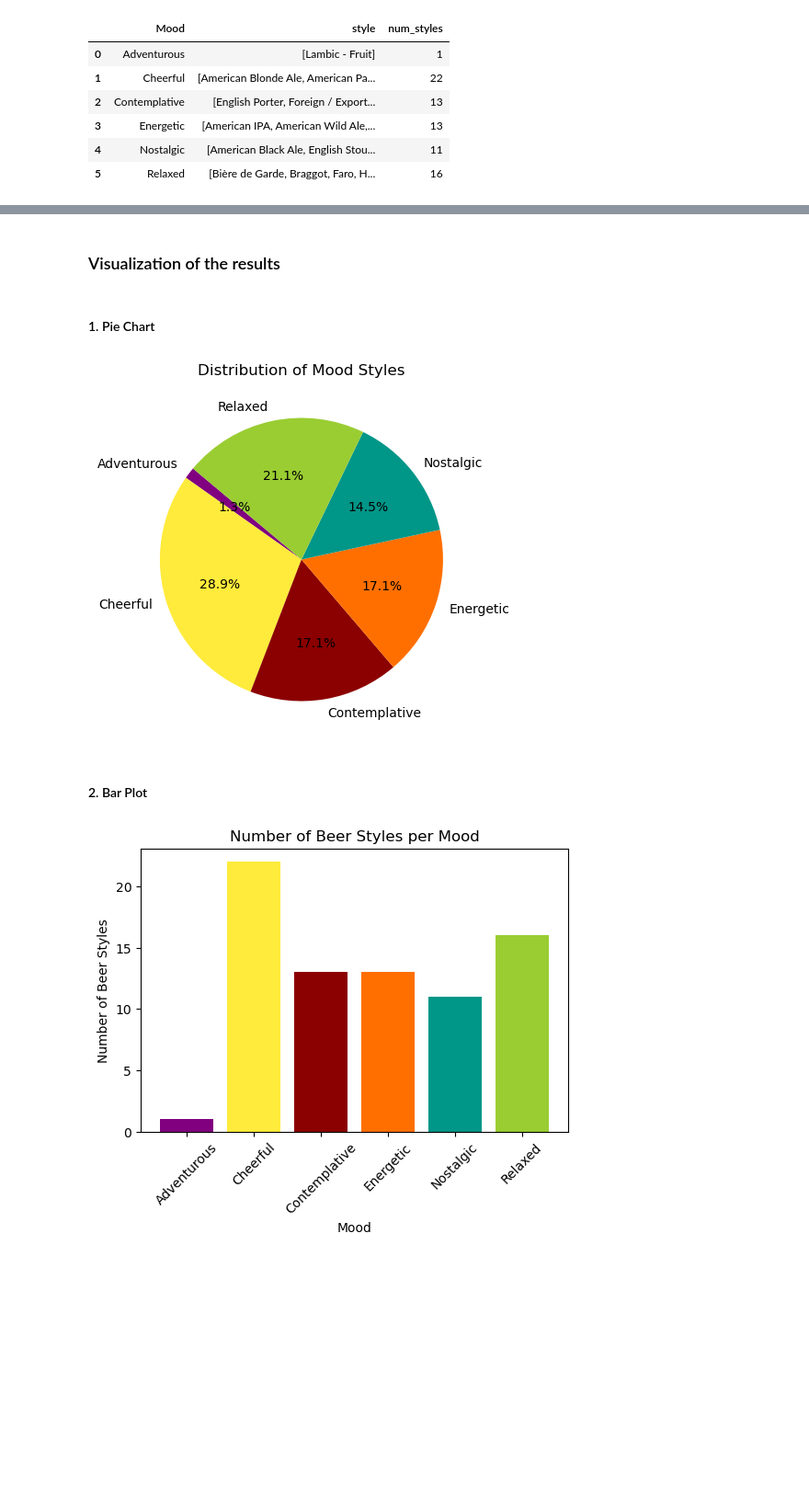
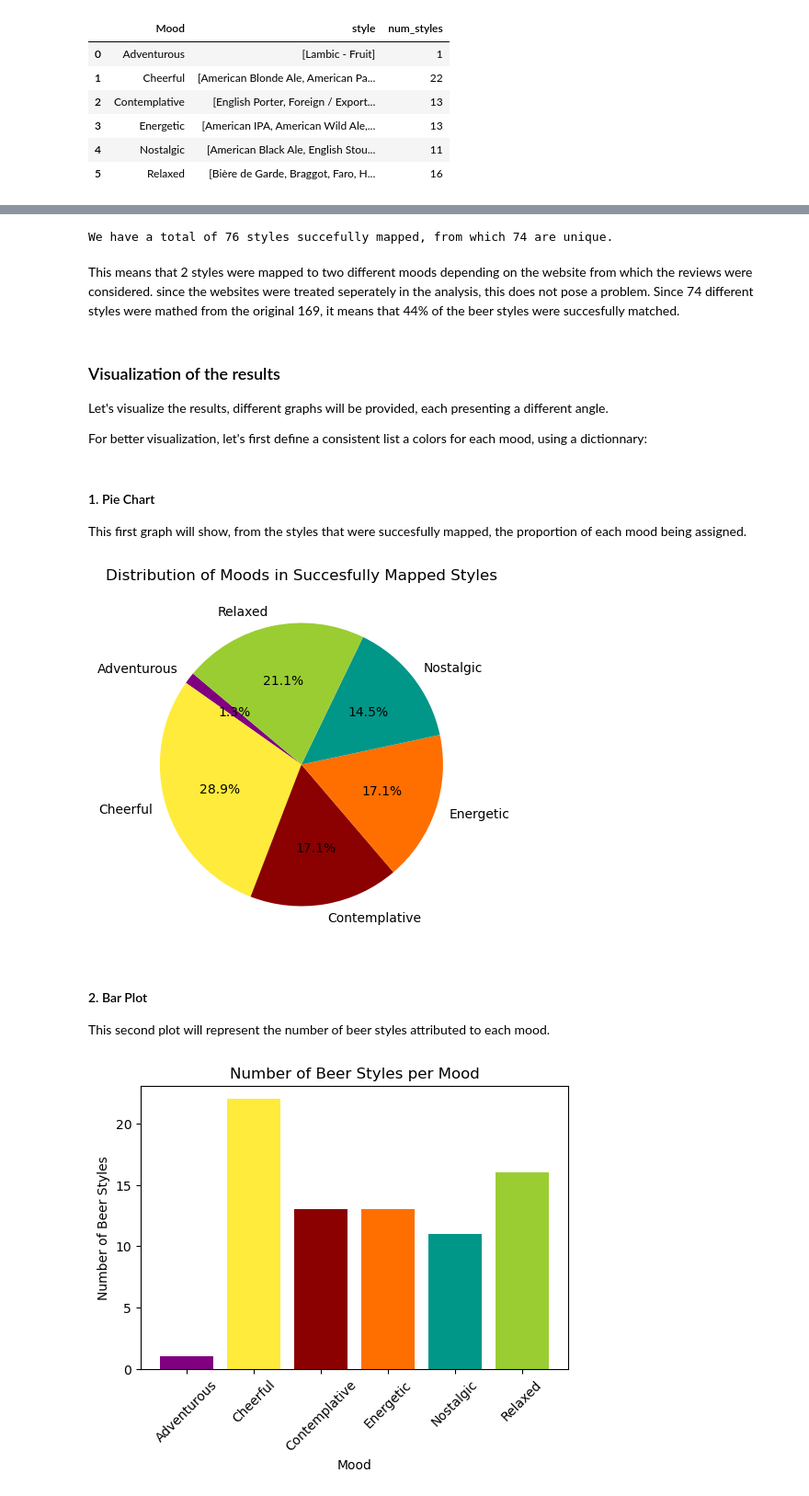
Before and after one commit to epfl-ada/ada-2023-project-adapowerup2023, a Jupyter notebook: 4_Mood Analysis for Beer Styles.ipynb, the cells around one changed output, grey strips where cells are left out. Shown at 92% size. Drawn from its saved outputs; the diff is of its cells as text; code cells hidden in the pictures; blank space fills up the shorter version.

```diff
--- a/4_Mood Analysis for Beer Styles.ipynb
+++ b/4_Mood Analysis for Beer Styles.ipynb
@@ -149,2 +116,11 @@ For every mood considered, it's representation in the emotions space is defined.
+# %%
+mood_map = {
+    "Relaxed": {"high": ["love"], "low": ["anger"]},
+    "Cheerful": {"high": ["joy"], "low": ["sadness", "anger"]},
+    "Nostalgic": {"high": ["sadness"], "low": ["surprise", "joy"]},
+    "Adventurous": {"high": ["surprise"], "low": ["fear", "sadness"]},
+    "Contemplative": {"high": ["love"], "low": ["joy"]},
+    "Energetic": {"high": ["joy"], "low": ["fear"]}
+}
 # %% [markdown]
 ### Visual Representation of the mood map
@@ -248,17 +220,17 @@ plt.show()
 # %%
-def map_beer_to_mood(df, mood_criteria):
+def map_beer_to_mood(df, mood_map):
     """
-    Assigns a mood to each row in the DataFrame based on the emotion scores.
+    Assigns a mood to each row in the DataFrame based on the emotion scores. If no match is found it returns 'None'.
 
     Parameters:
     df (DataFrame): The DataFrame containing beer reviews with emotion scores.
-    mood_criteria (dict): Dictionary defining the criteria for each mood.
+    mood_map (dict): Dictionary defining the relationship between each mood and the associated emotions
 
     Returns:
     DataFrame: The DataFrame with an additional 'Mood' column.
     """
     def determine_mood(row):
-        for mood, criteria in mood_criteria.items():
+        for mood, criteria in mood_map.items():
             if all(row[f'{emotion}_score'] == 'High' for emotion in criteria['high']) and \
                all(row[f'{emotion}_score'] == 'Low' for emotion in criteria['low']):
                 return mood
@@ -271,7 +247,7 @@ def map_beer_to_mood(df, mood_criteria):
 # %%
-# Apply the map_beer_to_mood function to both dataframes
-df_ba_mapped = map_beer_to_mood(df_ba_transformed.copy(), mood_criteria)
-df_rb_mapped = map_beer_to_mood(df_rb_transformed.copy(), mood_criteria)
+# Apply the map_beer_to_mood function to the data of both websites
+df_ba_mapped = map_beer_to_mood(df_ba_transformed.copy(), mood_map)
+df_rb_mapped = map_beer_to_mood(df_rb_transformed.copy(), mood_map)
 
 # Combine both DataFrames
 combined_df = pd.concat([df_ba_mapped, df_rb_mapped])
@@ -280,7 +256,6 @@ combined_df = pd.concat([df_ba_mapped, df_rb_mapped])
 mood_styles_df = combined_df.groupby('Mood')['style'].apply(list).reset_index()
 mood_styles_df['num_styles'] = mood_styles_df['style'].apply(len)
 
-# Display the DataFrame
 mood_styles_df
 # %% [output]
 |  | Mood | style | num_styles |
@@ -293,2 +280,14 @@ mood_styles_df
+# %%
+mapped_styles = mood_styles_df.explode('style')
+
+print(f"""We have a total of {len(mapped_styles['style'])} styles succefully mapped, from which {len(mapped_styles['style'].unique())} are unique.""")
+# %% [output]
+We have a total of 76 styles succefully mapped, from which 74 are unique.
+# %% [markdown]
+This means that 2 styles were mapped to two different moods depending on the website from which the reviews were considered. since the websites were treated seperately in the analysis, this does not pose a problem. Since 74 different styles were mathed from the original 169, it means that 44% of the beer styles were succesfully matched.
 # %% [markdown]
 ### Visualization of the results
+
+Let's visualize the results, different graphs will be provided, each presenting a different angle.
+
+For better visualization, let's first define a consistent list a colors for each mood, using a dictionnary:
@@ -295,27 +303,22 @@ mood_styles_df
 # %% [markdown]
 #### 1. Pie Chart
+
+This first graph will show, from the styles that were succesfully mapped, the proportion of each mood being assigned.
 # %%
-mood_colors = {
-    'Cheerful': '#FFEB3B',  # Yellow
-    'Nostalgic': '#009688',  # Softer blue
-    'Adventurous': '#800080',  # Purple
-    'Contemplative': '#8B0000',  # Deep red
-    'Energetic': '#FF6F00',  # Bright yellow
-    'Relaxed': '#9ACD32',  # Bright yellow
-}
-
 # Extracting colors for the corresponding moods
 colors = [mood_colors[mood] for mood in mood_styles_df['Mood']]
 
 # Creating the pie chart
 plt.figure(figsize=(5, 5))
 plt.pie(mood_styles_df['num_styles'], labels=mood_styles_df['Mood'], autopct='%1.1f%%', startangle=140, colors=colors)
-plt.title('Distribution of Mood Styles')
+plt.title('Distribution of Moods in Succesfully Mapped Styles')
 plt.show()
 # %% [output]
-[figure, old version]
+[figure, new version]
 # %% [markdown]
 #### 2. Bar Plot
+
+This second plot will represent the number of beer styles attributed to each mood.
 # %%
 plt.figure(figsize=(6, 4))
 
```
Also changed, not shown: parts of 27 cells of this notebook.
